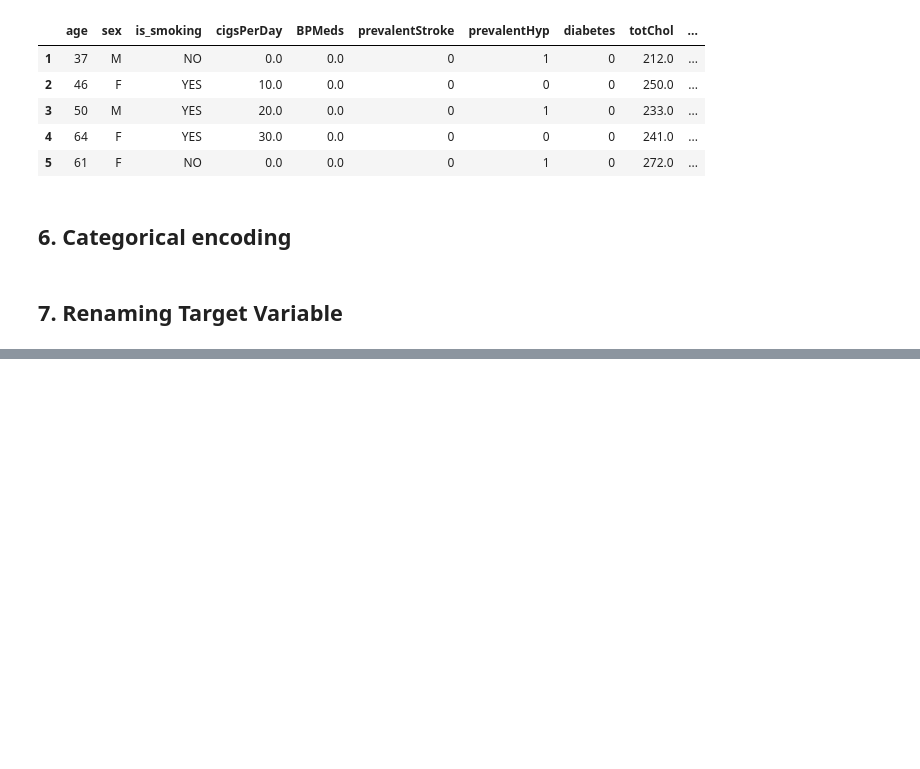
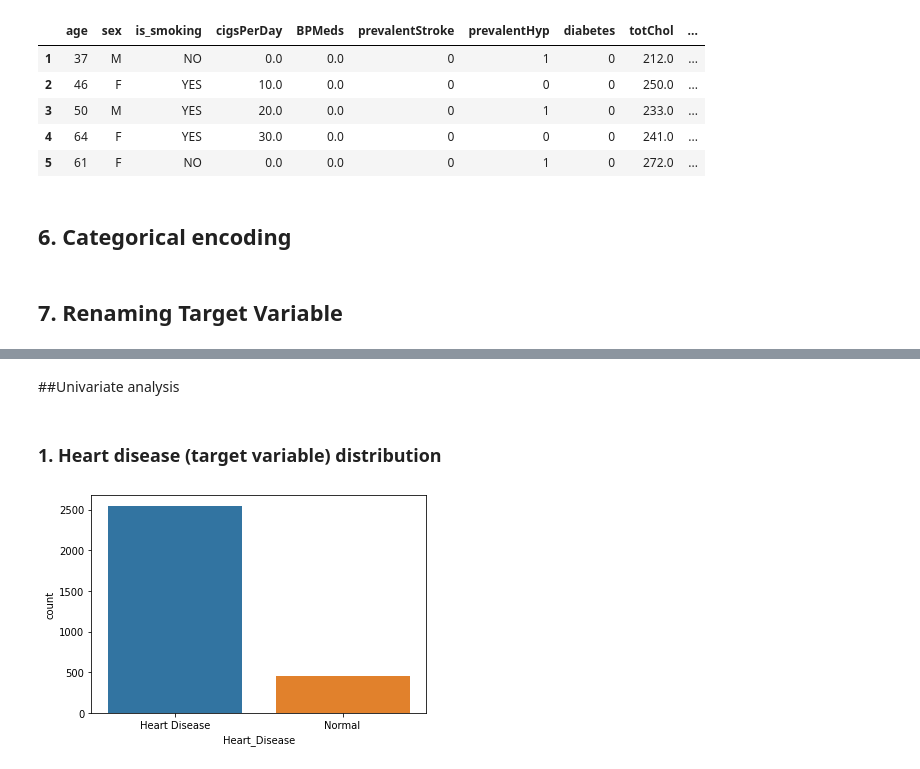
Before and after one commit to niteshavagabond/Cardiovascular-Risk-Prediction, a Jupyter notebook: Cardiovascular_Risk_Prediction.ipynb, the cells around one changed output, grey strips where cells are left out. Drawn from its saved outputs; the diff is of its cells as text; code cells hidden in the pictures; blank space fills up the shorter version.

```diff
--- a/Cardiovascular_Risk_Prediction.ipynb
+++ b/Cardiovascular_Risk_Prediction.ipynb
@@ -363,0 +374,11 @@ sns.barplot(data=df, x='TenYearCHD',y='age')
+# %% [markdown]
+##Univariate analysis
+# %% [markdown]
+### 1. Heart disease (target variable) distribution
+# %%
+# visualize the target variable
+g = sns.countplot(df['Heart_Disease'])
+g.set_xticklabels(['Heart Disease','Normal'])
+plt.show()
+# %% [output]
+[figure, added]
```
Also changed, not shown: parts of 44 cells of this notebook.
